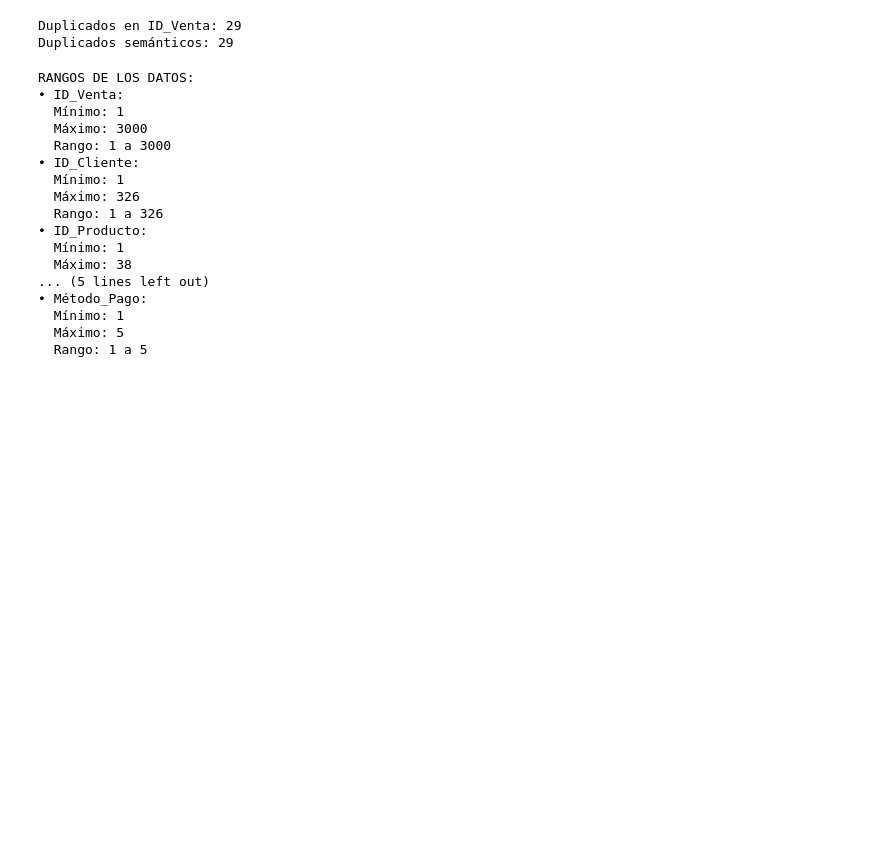
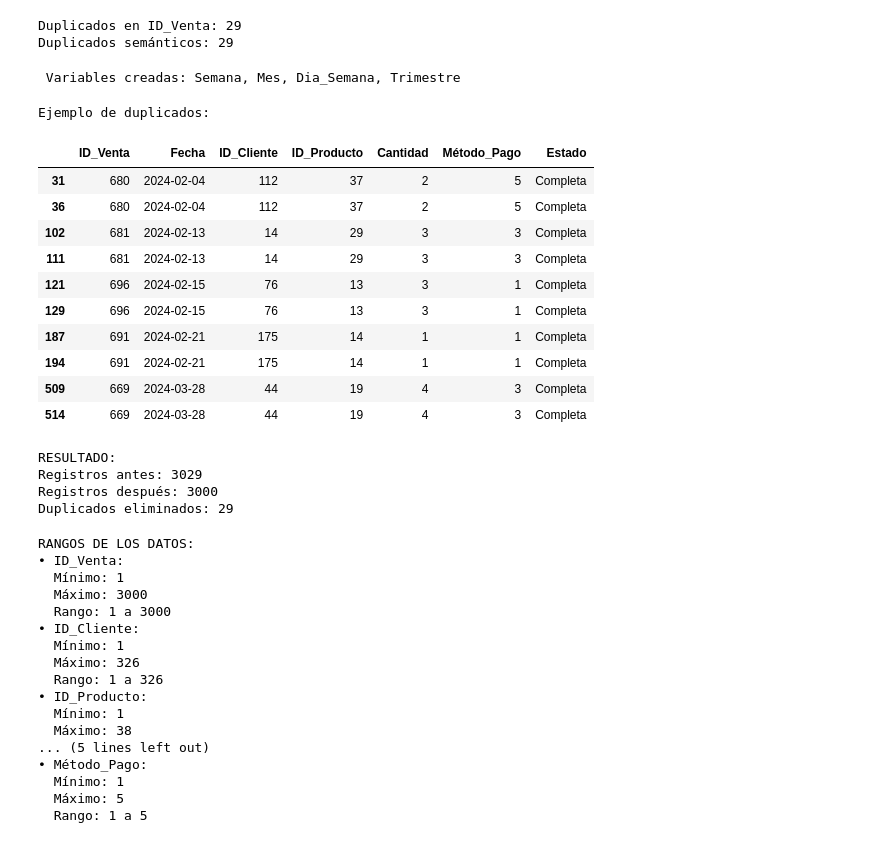
Before and after one commit to Polito9/Sales-Pattern-Analysis, a Jupyter notebook: main.ipynb, the cells around one changed output. Cells and saved outputs as stored; diff of their text form; code cells hidden in the pictures; blank space fills up the shorter version.

```diff
--- a/main.ipynb
+++ b/main.ipynb
@@ -298,3 +303,16 @@ print(f"Duplicados semánticos: {duplicados_semanticos}")
 # %% [output]
 Duplicados en ID_Venta: 29
 Duplicados semánticos: 29
+# %%
+# CONSTRUCCIÓN DE VARIABLES DERIVADAS
+ventas_transformadas = ventas.copy()
+
+# Variables temporales
+ventas_transformadas['Semana'] = ventas_transformadas['Fecha'].dt.isocalendar().week
+ventas_transformadas['Mes'] = ventas_transformadas['Fecha'].dt.month
+ventas_transformadas['Dia_Semana'] = ventas_transformadas['Fecha'].dt.day_name()
+ventas_transformadas['Trimestre'] = ventas_transformadas['Fecha'].dt.quarter
+
+print(" Variables creadas: Semana, Mes, Dia_Semana, Trimestre")
+# %% [output]
+ Variables creadas: Semana, Mes, Dia_Semana, Trimestre
@@ -301,3 +327,41 @@ Duplicados semánticos: 29
+# %%
+# TRATAMIENTO DE DUPLICADOS
+
+# Ver los duplicados específicos
+duplicados_completos = ventas[ventas.duplicated(subset=['ID_Venta'], keep=False)]
+print("\nEjemplo de duplicados:")
+display(duplicados_completos.head(10))
+
+# DECISIÓN: Eliminar duplicados exactos manteniendo el primero
+registros_antes = len(ventas)
+ventas = ventas.drop_duplicates(subset=['ID_Venta'], keep='first')
+registros_despues = len(ventas)
+
+print(f"RESULTADO:")
+print(f"Registros antes: {registros_antes}")
+print(f"Registros después: {registros_despues}")
+print(f"Duplicados eliminados: {registros_antes - registros_despues}")
+
+# Actualizar datasets derivados
+ventas_transformadas = ventas.copy()
+ventas_completo = ventas_completo.drop_duplicates(subset=['ID_Venta'], keep='first')
+# %% [output]
+Ejemplo de duplicados:
+|  | ID_Venta | Fecha | ID_Cliente | ID_Producto | Cantidad | Método_Pago | Estado |
+| 31 | 680 | 2024-02-04 | 112 | 37 | 2 | 5 | Completa |
+| 36 | 680 | 2024-02-04 | 112 | 37 | 2 | 5 | Completa |
+| 102 | 681 | 2024-02-13 | 14 | 29 | 3 | 3 | Completa |
+| 111 | 681 | 2024-02-13 | 14 | 29 | 3 | 3 | Completa |
+| 121 | 696 | 2024-02-15 | 76 | 13 | 3 | 1 | Completa |
+| 129 | 696 | 2024-02-15 | 76 | 13 | 3 | 1 | Completa |
+| 187 | 691 | 2024-02-21 | 175 | 14 | 1 | 1 | Completa |
+| 194 | 691 | 2024-02-21 | 175 | 14 | 1 | 1 | Completa |
+| 509 | 669 | 2024-03-28 | 44 | 19 | 4 | 3 | Completa |
+| 514 | 669 | 2024-03-28 | 44 | 19 | 4 | 3 | Completa |
+RESULTADO:
+Registros antes: 3029
+Registros después: 3000
+Duplicados eliminados: 29
 # %%
 print("RANGOS DE LOS DATOS:")
 
```
Also changed, not shown: parts of 15 cells of this notebook.
